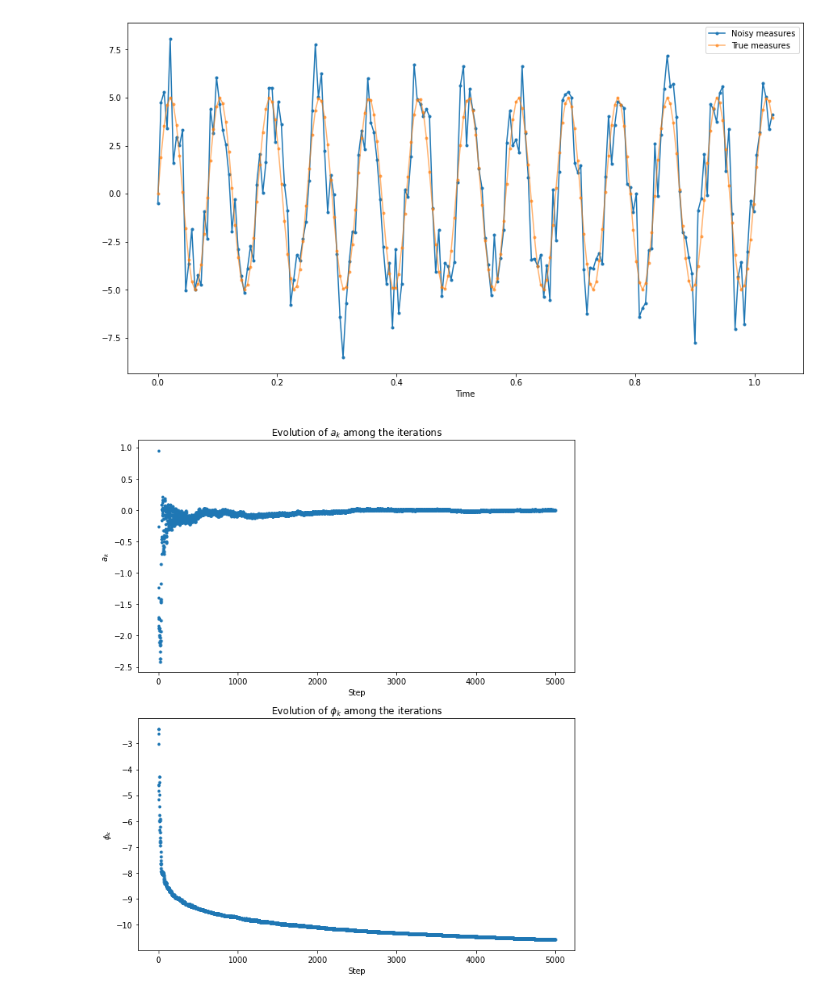
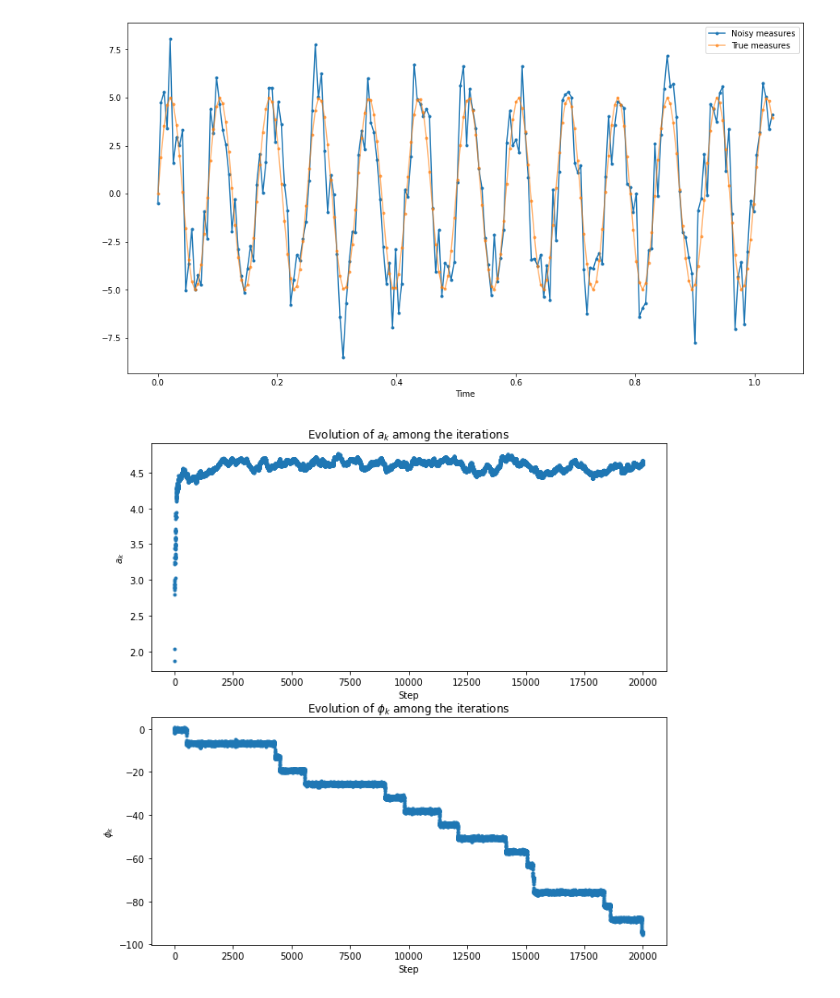
Before and after one commit to LoanSarazin/sdia-estimation, a Jupyter notebook: TP5/TP5_SARAZIN.ipynb, the cells around one changed output. Drawn from its saved outputs; the diff is of its cells as text; code cells hidden in the pictures.

Commit message:
L TP5 - Finishing Extended Kalmann Filter

```diff
--- a/TP5/TP5_SARAZIN.ipynb
+++ b/TP5/TP5_SARAZIN.ipynb
@@ -108,17 +84,17 @@ def Kalmann_filter(Q, R, f, F, h, H, z) :
     return xh
 # %%
-xh = Kalmann_filter(Q, R, f, F, h, H, s_noise[:5000])
+xh_l = Kalmann_filter(Q, R, f, F, h, H, s_noise)
 # %%
-fig, (ax1, ax2) = plt.subplots(2, 1, figsize=(10, 12))
-ax1.plot(xh[:, 0], '.')
+fig, (ax1, ax2) = plt.subplots(2, 1, figsize=(10, 10))
+ax1.plot(xh_l[:, 0], '.')
 ax1.set_xlabel('Step')
 ax1.set_ylabel(r'$a_k$')
 ax1.set_title(r'Evolution of $a_k$ among the iterations')
 
-ax2.plot(xh[:, 1], '.')
+ax2.plot(xh_l[:, 1], '.')
 ax2.set_xlabel('Step')
 ax2.set_ylabel(r'$\phi_k$')
 ax2.set_title(r'Evolution of $\phi_k$ among the iterations')
 plt.show()
 # %% [output]
-[figure, old version]
+[figure, new version]
```
Also changed, not shown: parts of 11 cells of this notebook.
